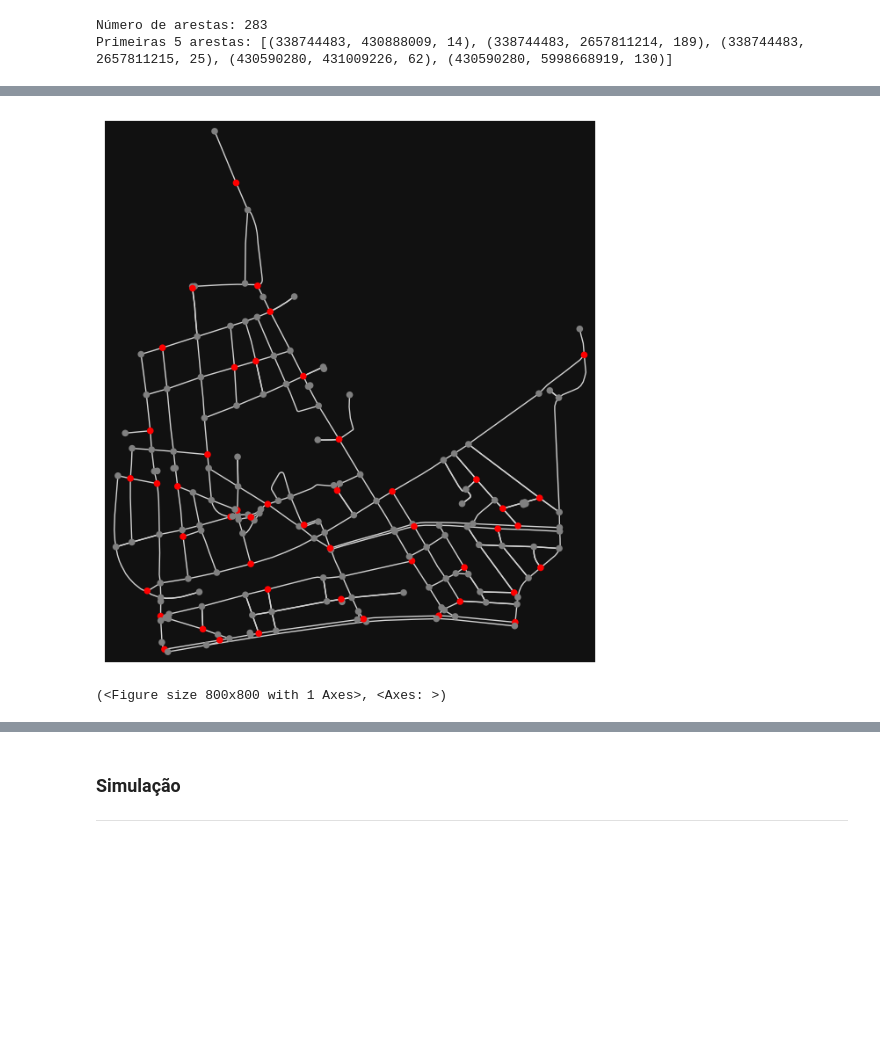
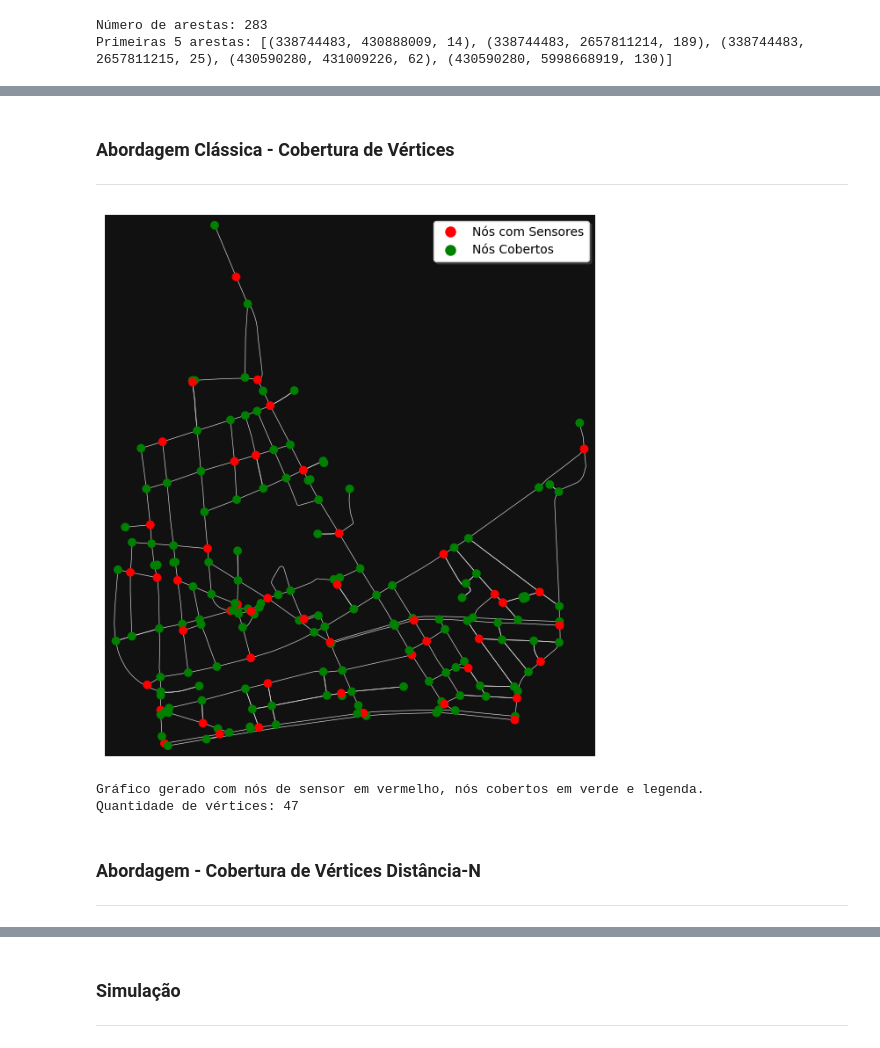
Before and after one commit to Viihtorugo/cc-pesquisa-operacional-2024.2, a Jupyter notebook: artigo/src/create_data.ipynb, the cells around one changed output, grey strips where cells are left out. Drawn from its saved outputs; the diff is of its cells as text; code cells hidden in the pictures; blank space fills up the shorter version.

```diff
--- a/artigo/src/create_data.ipynb
+++ b/artigo/src/create_data.ipynb
@@ -145,13 +224,0 @@ with open("input/data2.txt", "w") as f:
-# %%
-vertices_cobertura = []
-with open("output/out2.txt", "r") as arquivo:
-       for linha in arquivo:
-           try:
-               numero = int(linha.strip())
-               print(numero)
-               vertices_cobertura.append(vertices[numero])
-           except ValueError:
-               print(f"A linha '{linha.strip()}' não pode ser convertida para inteiro.")
-
-
-node_colors = ['red' if node in vertices_cobertura else 'gray' for node in grafo.nodes()]
@@ -176,5 +225,58 @@ node_colors = ['red' if node in vertices_cobertura else 'gray' for node in grafo
-# %%
-ox.plot_graph(grafo, node_color=node_colors, node_size=30, edge_color="lightgray")
-# %% [output]
-[figure, removed]
-(<Figure size 800x800 with 1 Axes>, <Axes: >)
+# %% [markdown]
+### Abordagem Clássica - Cobertura de Vértices
+---
+# %%
+vertices_cobertura = []
+try:
+    with open("output/out1.txt", "r") as arquivo:
+        for linha in arquivo:
+            try:
+                numero = int(linha.strip())
+                if 0 <= numero < len(vertices):
+                    vertices_cobertura.append(vertices[numero])
+            except ValueError:
+                pass
+except FileNotFoundError:
+    print("Erro: O arquivo 'output/out1.txt' não foi encontrado. O gráfico será gerado sem nós de sensor destacados.")
+
+node_colors = []
+from matplotlib.lines import Line2D
+legend_elements = [
+    Line2D([0], [0], marker='o', color='w', label='Nós com Sensores',
+           markerfacecolor='red', markersize=10),
+    Line2D([0], [0], marker='o', color='w', label='Nós Cobertos',
+           markerfacecolor='green', markersize=10)
+]
+
+for node_osmid in grafo.nodes():
+    if node_osmid in vertices_cobertura:
+        node_colors.append('red')
+    else:
+        node_colors.append('green')
+
+edge_color = "lightgray"
+edge_linewidth = 0.5
+
+fig, ax = ox.plot_graph(
+    grafo,
+    node_color=node_colors,
+    node_size=50,
+    edge_color=edge_color,
+    edge_linewidth=edge_linewidth,
+    show=False,
+    close=False
+)
+
+ax.legend(handles=legend_elements, loc='upper right', fancybox=True, shadow=True)
+
+plt.show()
+
+print("Gráfico gerado com nós de sensor em vermelho, nós cobertos em verde e legenda.")
+print(f"Quantidade de vértices: {len(vertices_cobertura)}")
+# %% [output]
+[figure, added]
+Gráfico gerado com nós de sensor em vermelho, nós cobertos em verde e legenda.
+Quantidade de vértices: 47
+# %% [markdown]
+### Abordagem - Cobertura de Vértices Distância-N
+---
```
Also changed, not shown: parts of 16 cells of this notebook, 16 other files.
